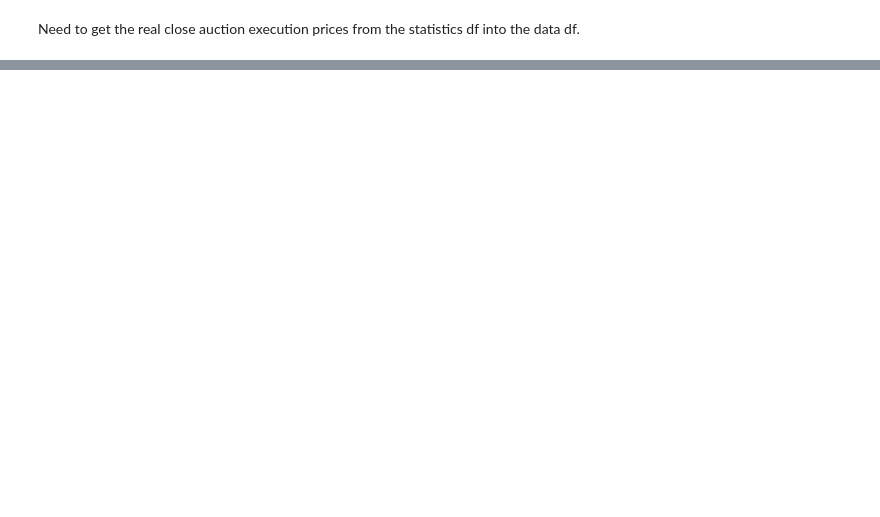
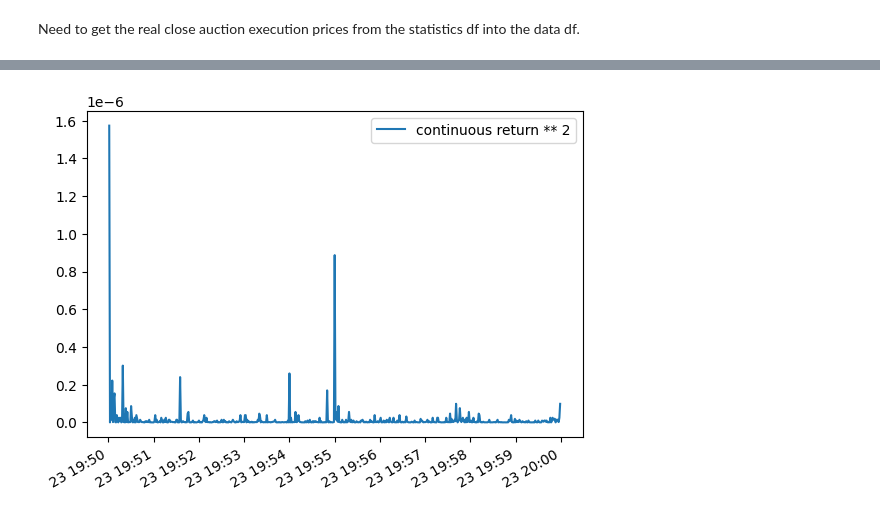
Before and after one commit to MichaelCusackNelkin/Summer_Research_2026, a Jupyter notebook: research-alpha/code/test.ipynb, the cells around one changed output, grey strips where cells are left out. Saved outputs shown, nothing was run; the diff lists cells and outputs as text; code cells hidden in the pictures; blank space fills up the shorter version.

```diff
--- a/research-alpha/code/test.ipynb
+++ b/research-alpha/code/test.ipynb
@@ -250,16 +283,0 @@ Final Closing Auction Price: 272.64
-# %%
-plot_data = data.filter(pl.col('ts_event').dt.time().is_between(pl.time(19,55,00), pl.time(19,59,59)),
-                        pl.col('ts_event').dt.date() == date)
-
-plt.plot(plot_data.select('ts_event'), plot_data.select('close'),
-         label='continuous close')
-
-plt.plot(plot_data.select('ts_event'), plot_data.select('auct_interest_clr_price'),
-         label='far price')
-
-plt.plot(plot_data.select('ts_event'), plot_data.select('cont_book_clr_price'),
-         label='near price')
-#
-plt.legend()
-plt.gcf().autofmt_xdate()
-plt.show()
@@ -268,12 +283,0 @@ plt.show()
-# %%
-plot_data = data.filter(pl.col('ts_event').dt.time().is_between(pl.time(19,55), pl.time(19,59,59)),
-                        pl.col('ts_event').dt.date() == date)
-
-plt.plot(plot_data.select('ts_event'), plot_data.select('auct_interest_clr_price') - plot_data.select('close'),
-         label='far gap')
-plt.plot(plot_data.select('ts_event'), plot_data.select('cont_book_clr_price') - plot_data.select('close'),
-         label='near gap')
-
-plt.legend()
-plt.gcf().autofmt_xdate()
-plt.show()
@@ -282,10 +283,0 @@ plt.show()
-# %%
-plot_data = data.filter(pl.col('ts_event').dt.time().is_between(pl.time(19,50), pl.time(20,00,00)),
-                        pl.col('ts_event').dt.date() == date)
-plt.plot(plot_data.select('ts_event'), plot_data.select('qty_signal'),
-         label='qty_signal')
-plt.axhline(y=0, color='gray', linewidth='1.5', linestyle='--', alpha=0.7)
-
-plt.legend()
-plt.gcf().autofmt_xdate()
-plt.show()
@@ -293,0 +301,9 @@ plt.show()
+# %%
+plt.plot(plot_data.select('ts_event'), plot_data.select(pl.col("close").pct_change()**2),
+         label='continuous return ** 2')
+
+plt.legend()
+plt.gcf().autofmt_xdate()
+plt.show()
+# %% [output]
+[figure, added]
```
Also changed, not shown: parts of 23 cells of this notebook, 3 other files.
